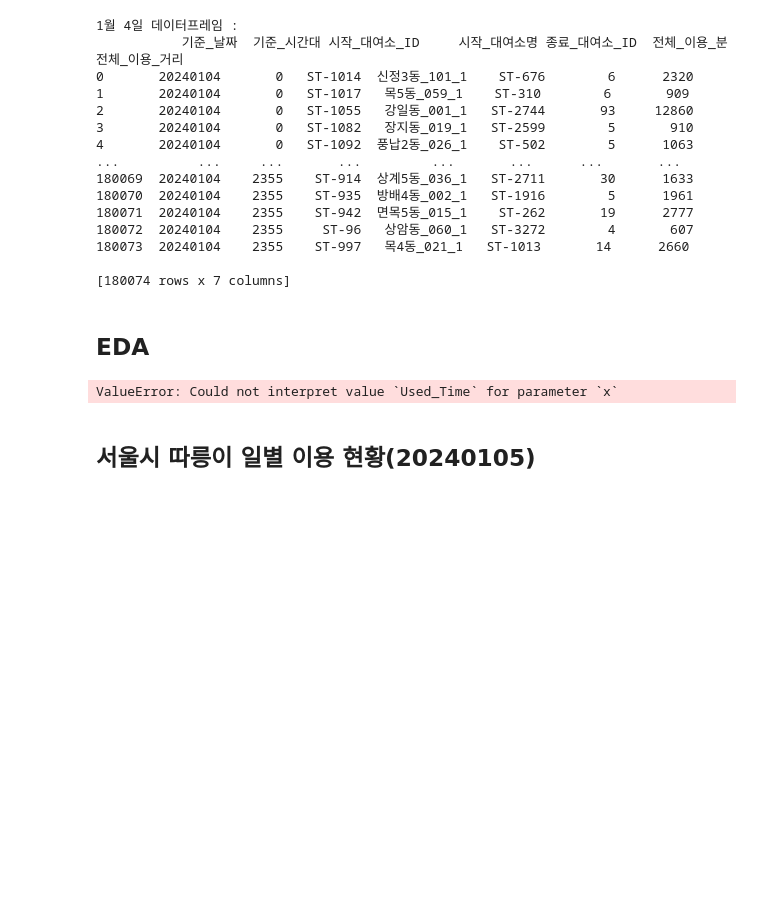
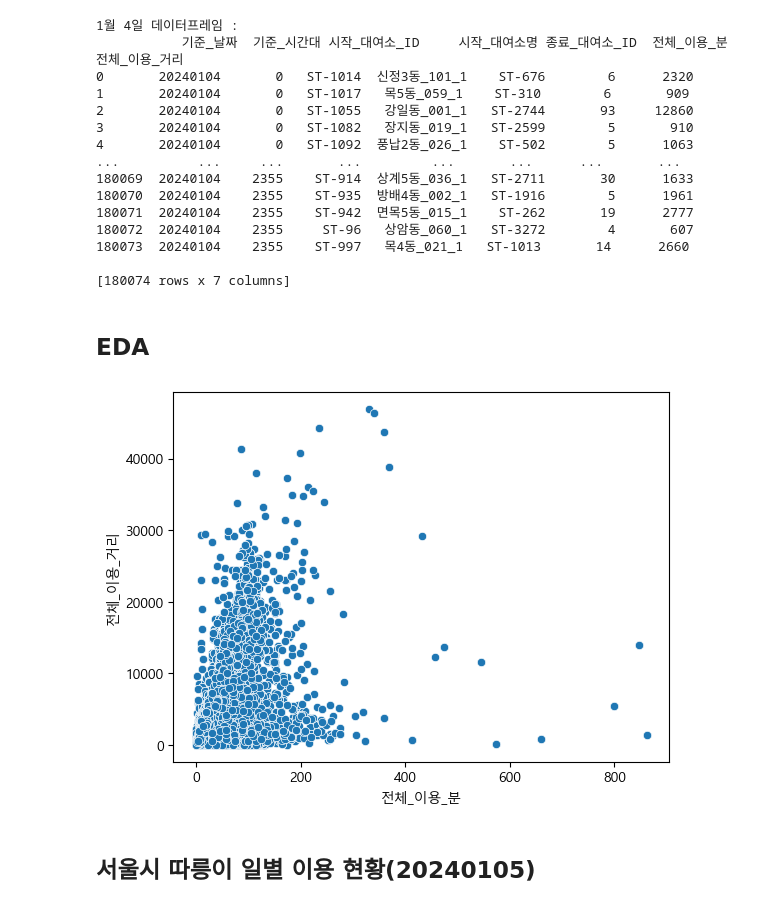
Before and after one commit to Nvuly/SeoulBicycle_Project, a Jupyter notebook: Seoul_Bicycle_Data_Analysis.ipynb, the cells around one changed output. Saved outputs shown, nothing was run; the diff lists cells and outputs as text; code cells hidden in the pictures; blank space fills up the shorter version.

```diff
--- a/Seoul_Bicycle_Data_Analysis.ipynb
+++ b/Seoul_Bicycle_Data_Analysis.ipynb
@@ -35,7 +35,7 @@ df_master
 # %% [markdown]
 ## 서울시 따릉이 일별 이용 현황(20240104)
 # %%
-file_path1 = 'D:\Code\(최종)따릉이/tpss_bcycl_od_statnhm_20240104.csv'
+file_path1 = 'D:\Code\(최종)서울시 자전거 프로젝트/20240104.csv'
 
 df_1 = pd.read_csv(file_path1,encoding='cp949')
 
@@ -175,10 +175,10 @@ print(f'1월 4일 데이터프레임 : \n{df_1}')
 #plt.show()
 # %%
 ### 사용시간대별 총 이용시간의 시각화
-sns.scatterplot(data=df_1, x='Used_Time', y='Total Distance')
+sns.scatterplot(data=df_1, x='전체_이용_분', y='전체_이용_거리')
 plt.show()
 # %% [output]
-ValueError: Could not interpret value `Used_Time` for parameter `x`
+[figure, added]
 # %% [markdown]
 ## 서울시 따릉이 일별 이용 현황(20240105)
 # %%
```
Also changed, not shown: parts of 13 cells of this notebook.
